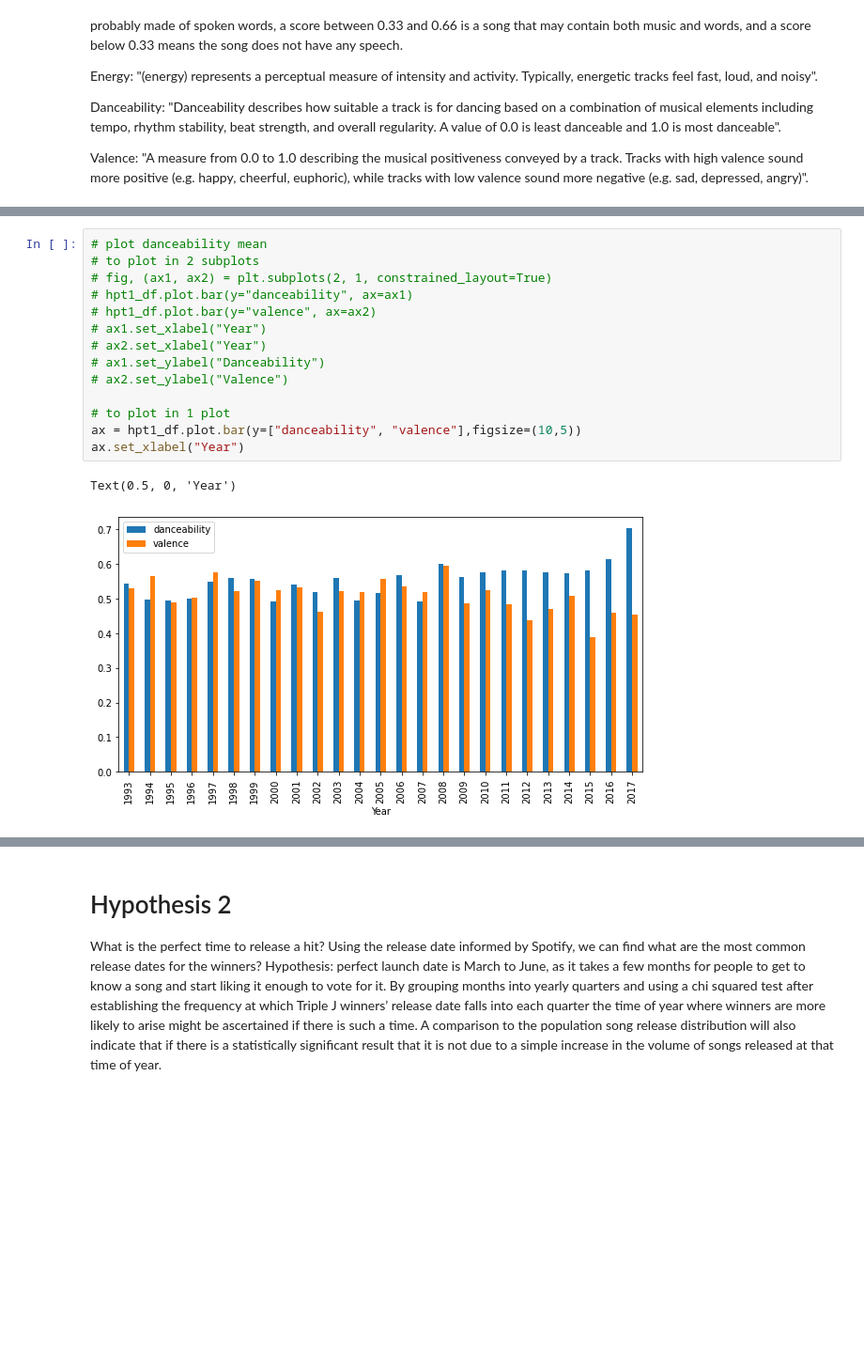
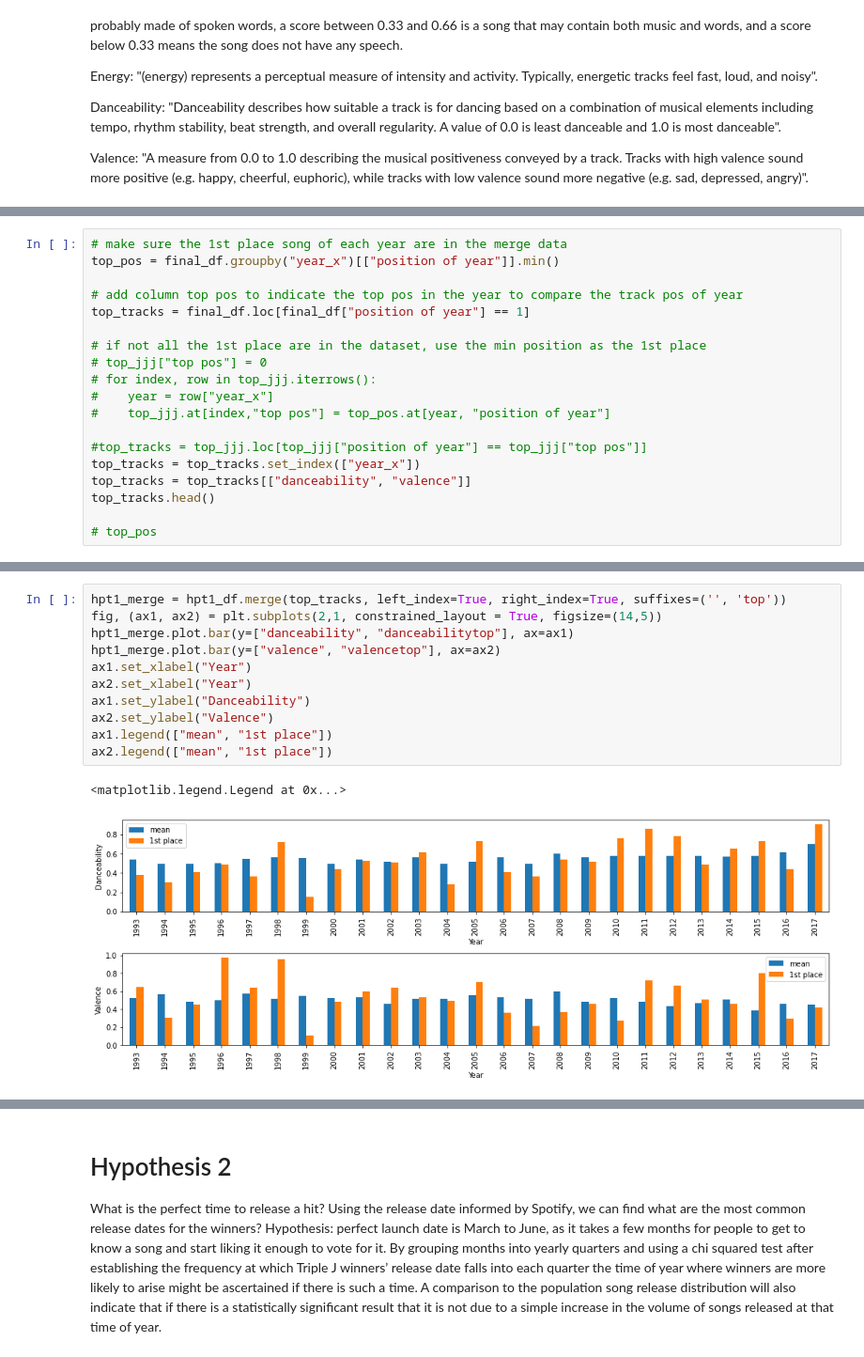
Before and after one commit to relaernu/project_1, a Jupyter notebook: Notebooks/some_analysed.ipynb, the cells around one changed output, grey strips where cells are left out. Shown at 94% size. Drawn from its saved outputs; the diff is of its cells as text; blank space fills up the shorter version.

Commit message:
Updated all codes and dataset

```diff
--- a/Notebooks/some_analysed.ipynb
+++ b/Notebooks/some_analysed.ipynb
@@ -248,0 +243,19 @@ hpt1_df
+# %%
+# make sure the 1st place song of each year are in the merge data
+top_pos = final_df.groupby("year_x")[["position of year"]].min()
+
+# add column top pos to indicate the top pos in the year to compare the track pos of year
+top_tracks = final_df.loc[final_df["position of year"] == 1]
+
+# if not all the 1st place are in the dataset, use the min position as the 1st place
+# top_jjj["top pos"] = 0
+# for index, row in top_jjj.iterrows():
+#    year = row["year_x"]
+#    top_jjj.at[index,"top pos"] = top_pos.at[year, "position of year"]
+
+#top_tracks = top_jjj.loc[top_jjj["position of year"] == top_jjj["top pos"]]
+top_tracks = top_tracks.set_index(["year_x"])
+top_tracks = top_tracks[["danceability", "valence"]]
+top_tracks.head()
+
+# top_pos
@@ -249,17 +270,14 @@ hpt1_df
 # %%
-# plot danceability mean
-# to plot in 2 subplots
-# fig, (ax1, ax2) = plt.subplots(2, 1, constrained_layout=True)
-# hpt1_df.plot.bar(y="danceability", ax=ax1)
-# hpt1_df.plot.bar(y="valence", ax=ax2)
-# ax1.set_xlabel("Year")
-# ax2.set_xlabel("Year")
-# ax1.set_ylabel("Danceability")
-# ax2.set_ylabel("Valence")
-
-# to plot in 1 plot
-ax = hpt1_df.plot.bar(y=["danceability", "valence"],figsize=(10,5))
-ax.set_xlabel("Year")
+hpt1_merge = hpt1_df.merge(top_tracks, left_index=True, right_index=True, suffixes=('', 'top'))
+fig, (ax1, ax2) = plt.subplots(2,1, constrained_layout = True, figsize=(14,5))
+hpt1_merge.plot.bar(y=["danceability", "danceabilitytop"], ax=ax1)
+hpt1_merge.plot.bar(y=["valence", "valencetop"], ax=ax2)
+ax1.set_xlabel("Year")
+ax2.set_xlabel("Year")
+ax1.set_ylabel("Danceability")
+ax2.set_ylabel("Valence")
+ax1.legend(["mean", "1st place"])
+ax2.legend(["mean", "1st place"])
 # %% [output]
-Text(0.5, 0, 'Year')
+<matplotlib.legend.Legend at 0x...>
-[figure, old version]
+[figure, new version]
```
Also changed, not shown: parts of 31 cells of this notebook, 1 other file.
